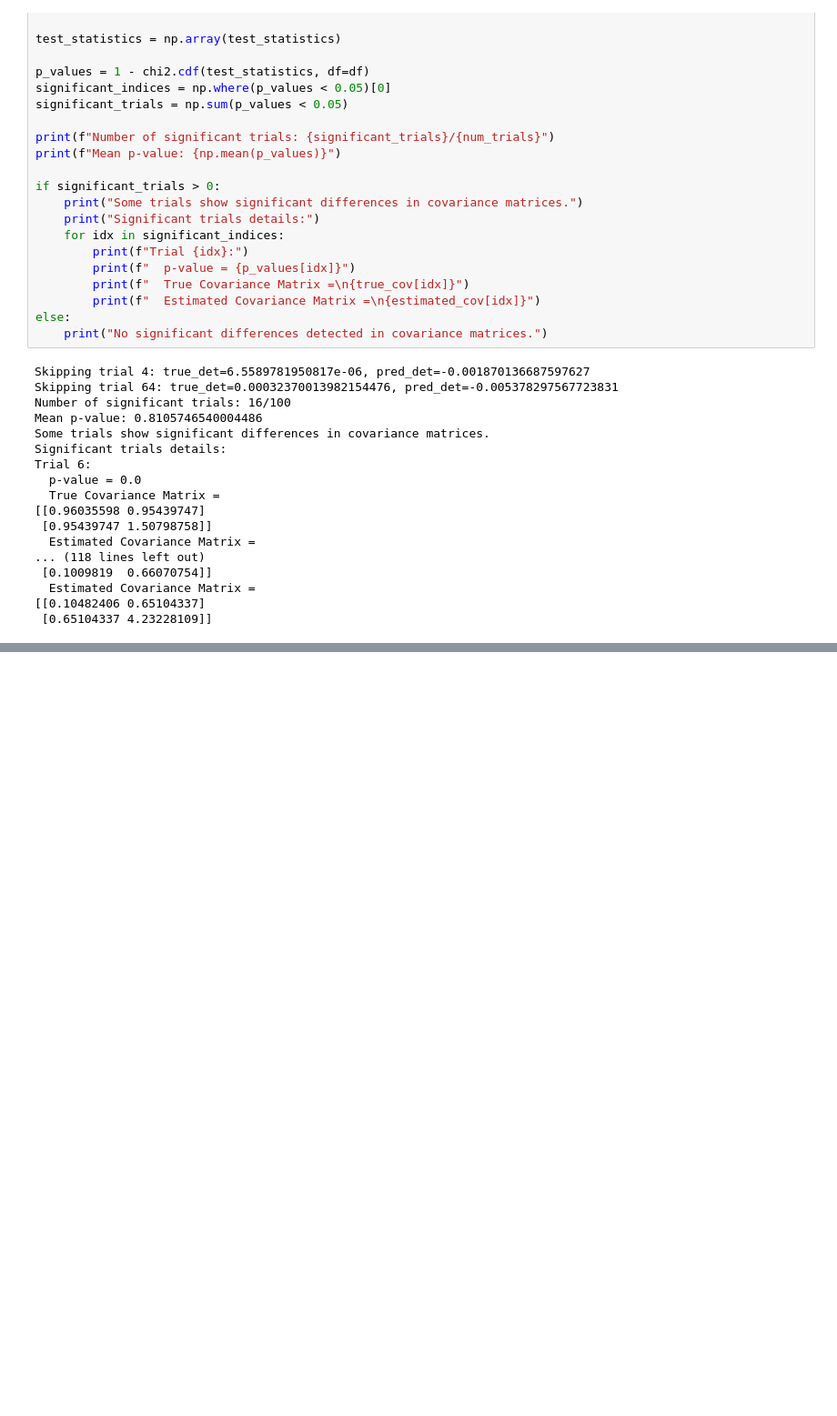
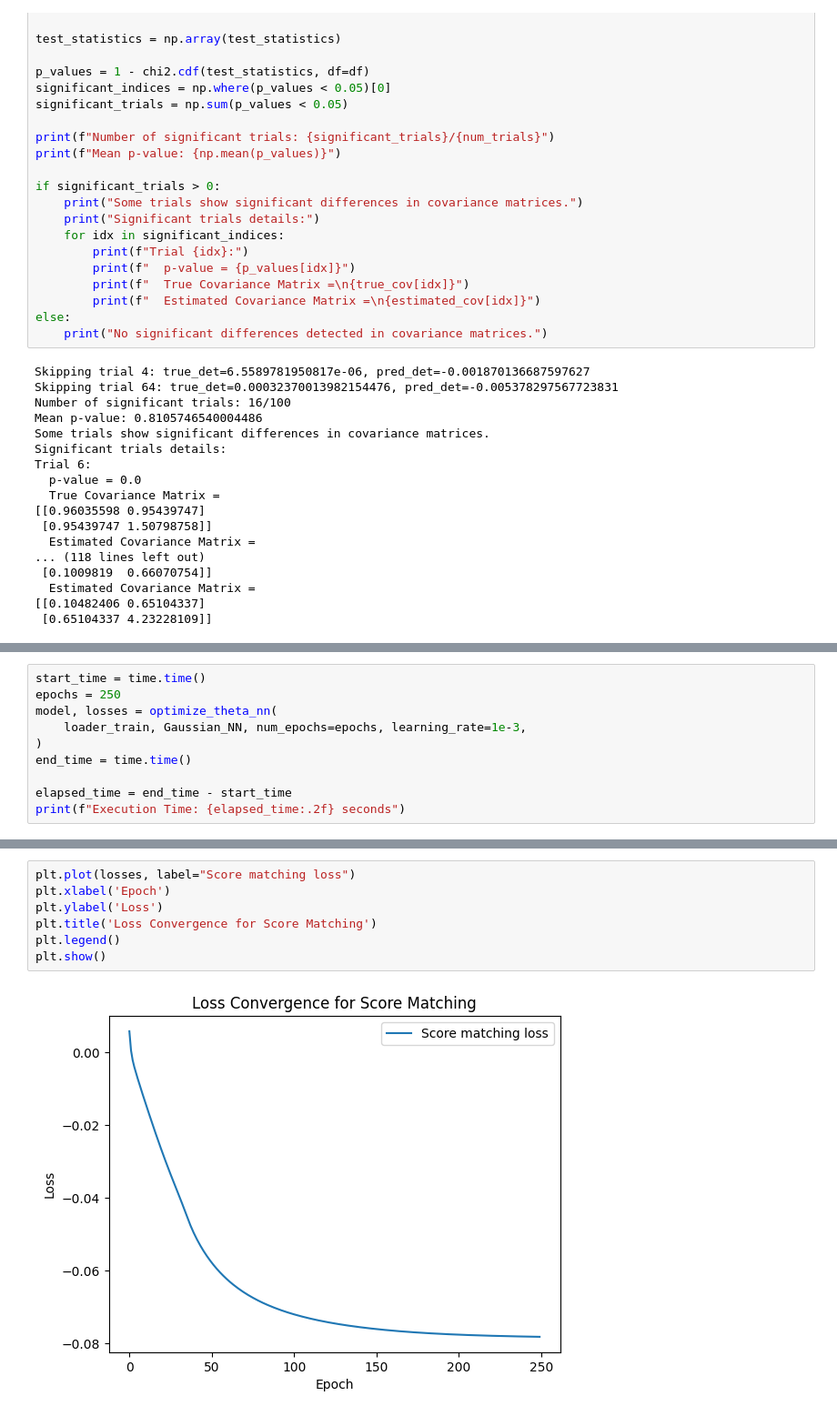
Before and after one commit to katonapng/score_matching, a Jupyter notebook: score_matching_gaussian.ipynb, the cells around one changed output, grey strips where cells are left out. Shown at 91% size. Cells and saved outputs as stored; diff of their text form; blank space fills up the shorter version.

```diff
--- a/score_matching_gaussian.ipynb
+++ b/score_matching_gaussian.ipynb
@@ -682,0 +751,10 @@ Divergence (analytical): -5.632258052693178
+# %%
+start_time = time.time()
+epochs = 250
+model, losses = optimize_theta_nn(
+    loader_train, Gaussian_NN, num_epochs=epochs, learning_rate=1e-3,
+)
+end_time = time.time()
+
+elapsed_time = end_time - start_time
+print(f"Execution Time: {elapsed_time:.2f} seconds")
@@ -682,0 +779,9 @@ Divergence (analytical): -5.632258052693178
+# %%
+plt.plot(losses, label="Score matching loss")
+plt.xlabel('Epoch')
+plt.ylabel('Loss')
+plt.title('Loss Convergence for Score Matching')
+plt.legend()
+plt.show()
+# %% [output]
+[figure, added]
```
Also changed, not shown: parts of 37 cells of this notebook.
